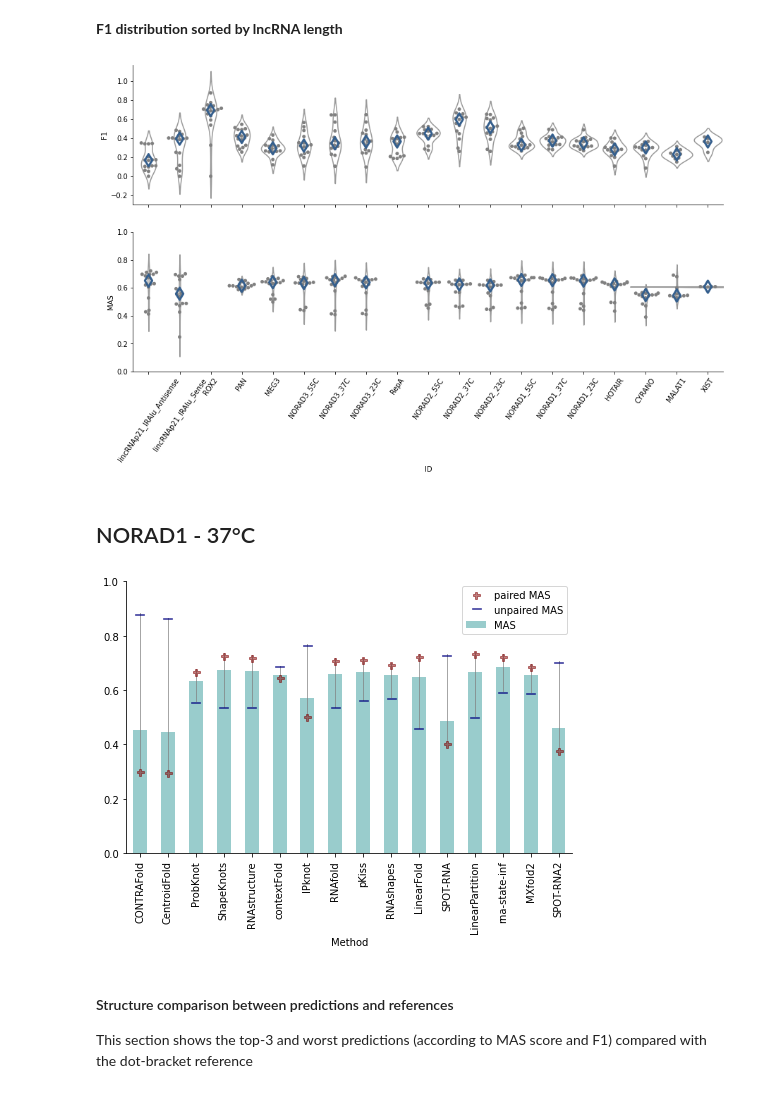
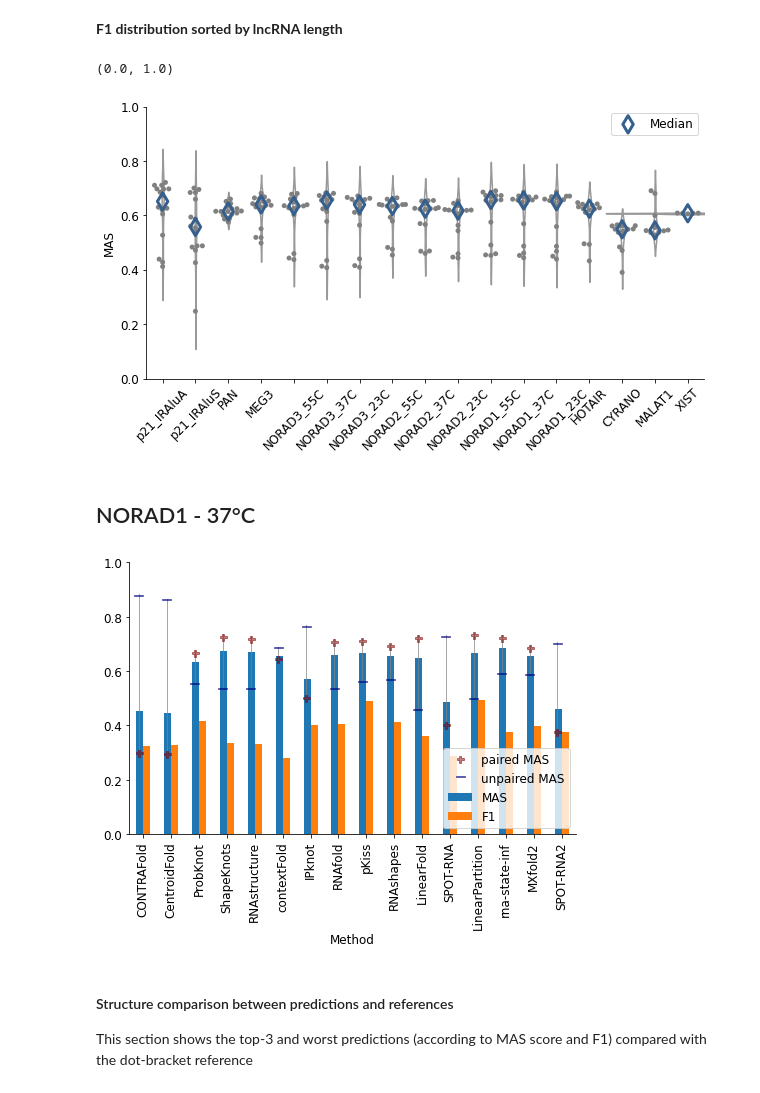
Before and after one commit to sinc-lab/lncRNA-folding, a Jupyter notebook: results/results_lncRNA.ipynb, the cells around one changed output. Saved outputs shown, nothing was run; the diff lists cells and outputs as text; code cells hidden in the pictures.

```diff
--- a/results/results_lncRNA.ipynb
+++ b/results/results_lncRNA.ipynb
@@ -391,32 +410,38 @@ ax.set_xticklabels(ax.get_xticklabels(),rotation=30);
 **F1 distribution sorted by lncRNA length**
 # %%
 from numpy.ma.core import masked_outside
-fig, axes = plt.subplots(2, 1, figsize=(15, 8))
+fig, ax = plt.subplots(figsize=(10, 5))
 
-for ax, metric in zip(axes, ["F1", "MAS"]):
-    w = 1
-    if metric == "MAS":
-        w = 5
-    sns.violinplot(data=results, x='ID', y=metric, width=w, inner=None,
-                color="white", ax=ax, order=seq_names);
+# Remove RepA and ROX2 as they do not have probing scores
+results = results[(results.ID!="ROX2") & (results.ID!="RepA")]
+seq_names = [s for s in seq_names if s not in ["ROX2", "RepA"]]
+seq_names[seq_names.index("lincRNAp21_IRAlu_Antisense")] = "p21_IRAluA"
+results.replace("lincRNAp21_IRAlu_Antisense", "p21_IRAluA", inplace=True)
+seq_names[seq_names.index("lincRNAp21_IRAlu_Sense")] = "p21_IRAluS"
+results.replace("lincRNAp21_IRAlu_Sense", "p21_IRAluS", inplace=True)
 
-    median = results.groupby(by="ID")[metric].median().loc[seq_names]
 
-    ax.scatter(x=range(len(median)), y=median, marker="d", facecolors="none",
-                edgecolors=plt.cm.viridis(.3), s=150, linewidth=3, zorder=10)
+sns.violinplot(data=results, x='ID', y=metric, width=5, inner=None,
+            color="white", ax=ax, order=seq_names);
 
-    sns.swarmplot(data=results, x='ID', y=metric, color="gray",# hue='Method', hue_order=methods,
-                size=5, ax=ax, order=seq_names);
+median = results.groupby(by="ID")[metric].median().loc[seq_names]
 
-    ax.set_xticklabels(ax.get_xticklabels(),rotation=55);
-    ax.spines["top"].set_visible(False)
-    ax.spines["right"].set_visible(False)
-    plt.ylim([0, 1])
-    if metric == "F1":
-        ax.set_xticklabels([]);
-        ax.set_xlabel("");
+ax.scatter(x=range(len(median)), y=median, marker="d", facecolors="none",
+            edgecolors=plt.cm.viridis(.3), s=150, linewidth=3, zorder=10,
+           label="Median")
+
+sns.swarmplot(data=results, x='ID', y=metric, color="gray",size=5, ax=ax,
+              order=seq_names);
+
+ax.set_xticklabels(ax.get_xticklabels(), rotation=45);
+ax.spines["top"].set_visible(False)
+ax.spines["right"].set_visible(False)
+plt.legend()
+plt.xlabel("")
+plt.ylim([0, 1]);
 # %% [output]
+(0.0, 1.0)
-[figure, old version]
+[figure, new version]
 # %% [markdown]
 ## NORAD1 - 37°C
 # %%
@@ -425,19 +450,22 @@ ID = "NORAD1_37C"
 fig, ax = plt.subplots(figsize=(8, 5))
 norad = results.loc[results.ID == ID]
 
-norad.plot(x="Method", y=["MAS"], kind="bar", ax=ax, color=[0.0,0.5,0.5,0.4])
+norad.plot(x="Method", y=["MAS", "F1"], kind="bar", ax=ax)
 
-x = np.arange(len(norad.Method.unique()))
-ax.plot((x,x), ([p+0.01 for p in norad["MASp"]], [n+0.01 for n in norad["MASu"]]), color=[0.5,0.5,0.5,0.7], linewidth=1)
-ax.plot(x, norad["MASp"], marker="P", color=[.5, 0, 0, .5], markersize=7, linewidth=0, label="paired MAS")
-ax.plot(x-0.02, norad["MASu"], marker="$-$", color=[0, 0, .5, .5], markersize=10, linewidth=0, label="unpaired MAS")
+x = np.arange(len(norad.Method.unique())) - .15
+ax.plot((x,x), ([p+0.01 for p in norad["MASp"]], [n+0.01 for n in norad["MASu"]]),
+        color=[0.5,0.5,0.5,0.7], linewidth=1)
+ax.plot(x, norad["MASp"], marker="P", color=[.5, 0, 0, .5], markersize=7,
+        linewidth=0, label="paired MAS")
+ax.plot(x-0.02, norad["MASu"], marker="$-$", color=[0, 0, .5, .5],
+        markersize=10, linewidth=0, label="unpaired MAS")
 ax.spines["top"].set_visible(False)
 ax.spines["right"].set_visible(False)
 ax.set_ylim([0, 1])
 #ax.legend([],[], frameon=False)
 ax.legend();
 # %% [output]
-[figure, old version]
+[figure, new version]
 # %% [markdown]
 #### Structure comparison between predictions and references
 This section shows the top-3 and worst predictions (according to MAS score and F1) compared with the dot-bracket reference
```
Also changed, not shown: parts of 3 cells of this notebook, 16 other files.
